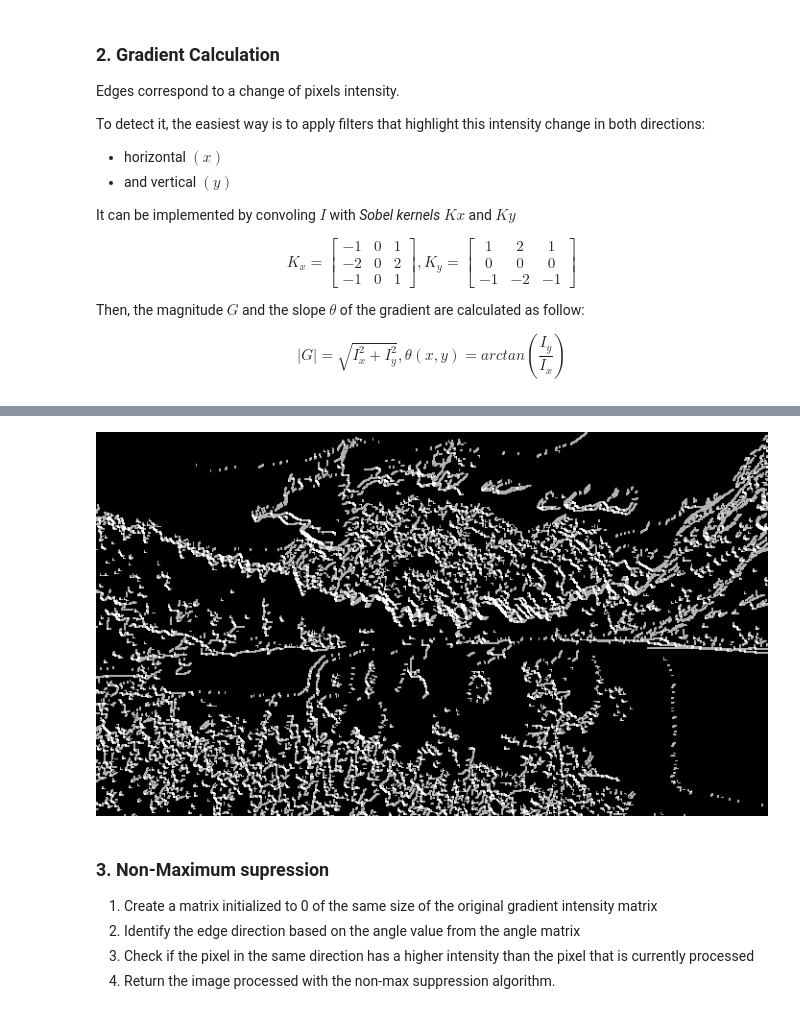
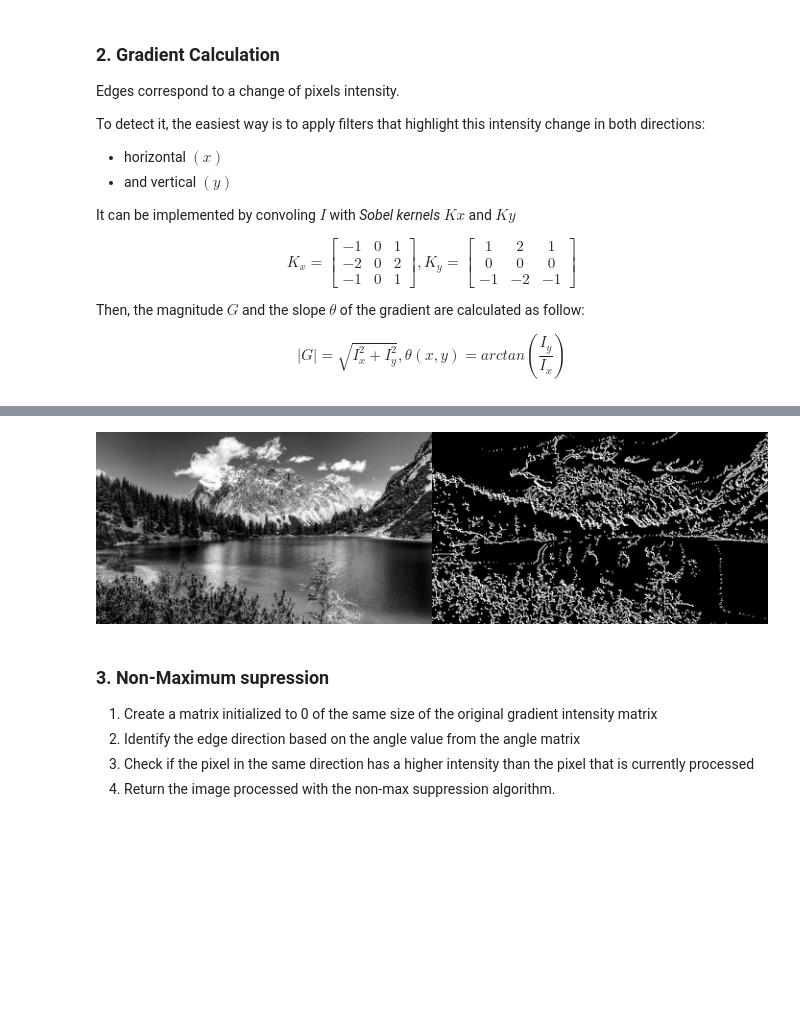
Before and after one commit to aalr007/VisionComputacional, a Jupyter notebook: 6.4_sobel_canny_edge_detection.ipynb, the cells around one changed output, grey strips where cells are left out. Cells and saved outputs as stored; diff of their text form; code cells hidden in the pictures; blank space fills up the shorter version.

```diff
--- a/6.4_sobel_canny_edge_detection.ipynb
+++ b/6.4_sobel_canny_edge_detection.ipynb
@@ -208,8 +200,13 @@ plt.imshow(G, cmap="gray")
-# %%
-from google.colab.patches import cv2_imshow
-cv2_imshow(G)
-# %% [output]
-[figure, removed]
+# %%
+G, theta = sobel_filters(img_gaussian)
+
+#Concatenation of two images
+numpy_vertical = np.concatenate((img_gray, G), axis=1)
+
+#print images
+cv2_imshow(numpy_vertical)
+# %% [output]
+[figure, added]
 # %% [markdown]
 ### 3. Non-Maximum supression
 
```
Also changed, not shown: parts of 4 cells of this notebook.
